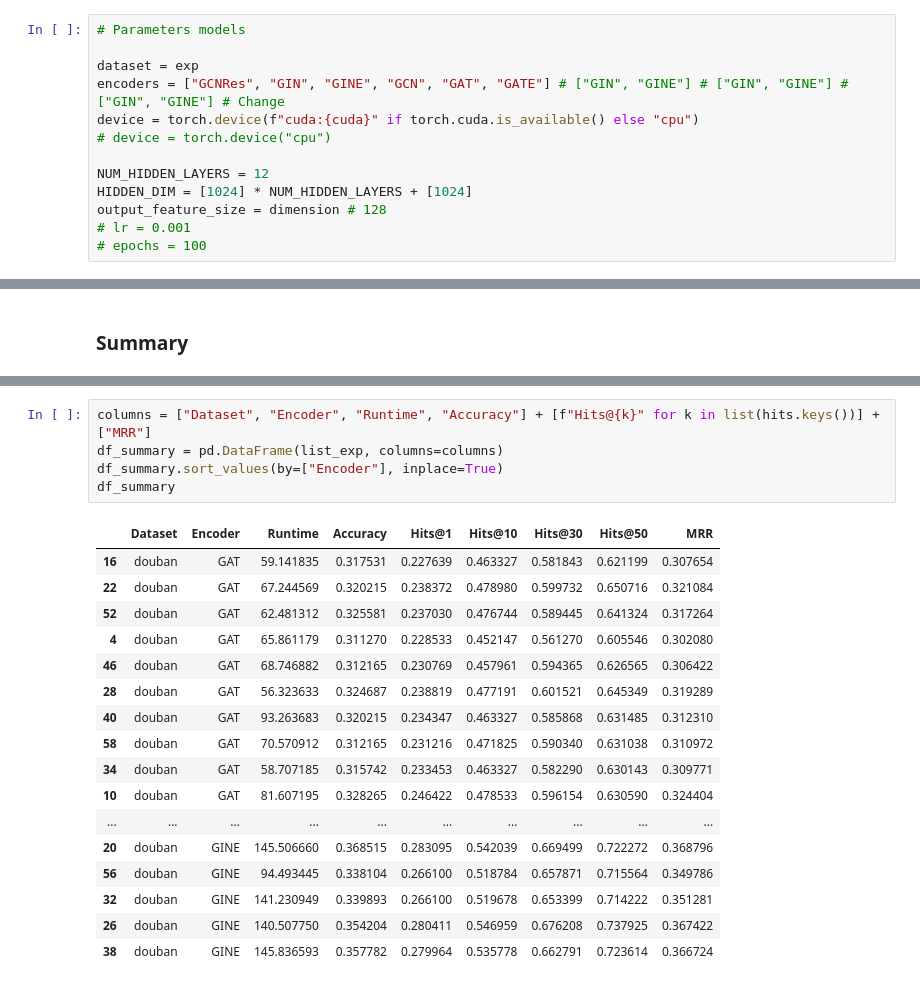
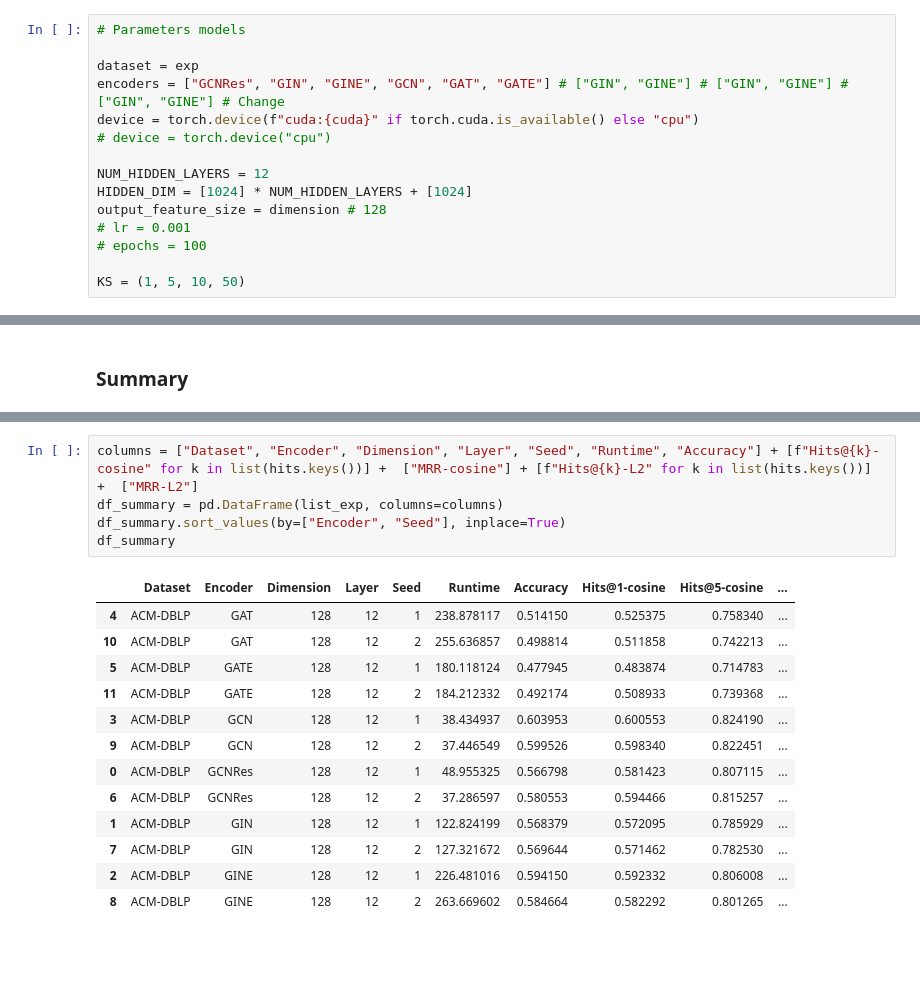
Before and after one commit to win7/T-GAE_PyG, a Jupyter notebook: r3_subgraphMatching_PyG_exp.ipynb, the cells around one changed output, grey strips where cells are left out. Cells and saved outputs as stored; diff of their text form; blank space fills up the shorter version.

```diff
--- a/r3_subgraphMatching_PyG_exp.ipynb
+++ b/r3_subgraphMatching_PyG_exp.ipynb
@@ -145,6 +148,8 @@ HIDDEN_DIM = [1024] * NUM_HIDDEN_LAYERS + [1024]
 output_feature_size = dimension # 128
 # lr = 0.001
 # epochs = 100
+
+KS = (1, 5, 10, 50)
 # %%
 # Create datasets (groups and subgroups)
 
@@ -1160,26 +1237,22 @@ list_exp
 # %%
-columns = ["Dataset", "Encoder", "Runtime", "Accuracy"] + [f"Hits@{k}" for k in list(hits.keys())] +  ["MRR"]
+columns = ["Dataset", "Encoder", "Dimension", "Layer", "Seed", "Runtime", "Accuracy"] + [f"Hits@{k}-cosine" for k in list(hits.keys())] +  ["MRR-cosine"] + [f"Hits@{k}-L2" for k in list(hits.keys())] +  ["MRR-L2"]
 df_summary = pd.DataFrame(list_exp, columns=columns)
-df_summary.sort_values(by=["Encoder"], inplace=True)
+df_summary.sort_values(by=["Encoder", "Seed"], inplace=True)
 df_summary
 # %% [output]
-|  | Dataset | Encoder | Runtime | Accuracy | Hits@1 | Hits@10 | Hits@30 | Hits@50 | MRR |
-| 16 | douban | GAT | 59.141835 | 0.317531 | 0.227639 | 0.463327 | 0.581843 | 0.621199 | 0.307654 |
-| 22 | douban | GAT | 67.244569 | 0.320215 | 0.238372 | 0.478980 | 0.599732 | 0.650716 | 0.321084 |
-| 52 | douban | GAT | 62.481312 | 0.325581 | 0.237030 | 0.476744 | 0.589445 | 0.641324 | 0.317264 |
-| 4 | douban | GAT | 65.861179 | 0.311270 | 0.228533 | 0.452147 | 0.561270 | 0.605546 | 0.302080 |
-| 46 | douban | GAT | 68.746882 | 0.312165 | 0.230769 | 0.457961 | 0.594365 | 0.626565 | 0.306422 |
-| 28 | douban | GAT | 56.323633 | 0.324687 | 0.238819 | 0.477191 | 0.601521 | 0.645349 | 0.319289 |
-| 40 | douban | GAT | 93.263683 | 0.320215 | 0.234347 | 0.463327 | 0.585868 | 0.631485 | 0.312310 |
-| 58 | douban | GAT | 70.570912 | 0.312165 | 0.231216 | 0.471825 | 0.590340 | 0.631038 | 0.310972 |
-| 34 | douban | GAT | 58.707185 | 0.315742 | 0.233453 | 0.463327 | 0.582290 | 0.630143 | 0.309771 |
-| 10 | douban | GAT | 81.607195 | 0.328265 | 0.246422 | 0.478533 | 0.596154 | 0.630590 | 0.324404 |
-| ... | ... | ... | ... | ... | ... | ... | ... | ... | ... |
-| 20 | douban | GINE | 145.506660 | 0.368515 | 0.283095 | 0.542039 | 0.669499 | 0.722272 | 0.368796 |
-| 56 | douban | GINE | 94.493445 | 0.338104 | 0.266100 | 0.518784 | 0.657871 | 0.715564 | 0.349786 |
-| 32 | douban | GINE | 141.230949 | 0.339893 | 0.266100 | 0.519678 | 0.653399 | 0.714222 | 0.351281 |
-| 26 | douban | GINE | 140.507750 | 0.354204 | 0.280411 | 0.546959 | 0.676208 | 0.737925 | 0.367422 |
-| 38 | douban | GINE | 145.836593 | 0.357782 | 0.279964 | 0.535778 | 0.662791 | 0.723614 | 0.366724 |
+|  | Dataset | Encoder | Dimension | Layer | Seed | Runtime | Accuracy | Hits@1-cosine | Hits@5-cosine | ... |
+| 4 | ACM-DBLP | GAT | 128 | 12 | 1 | 238.878117 | 0.514150 | 0.525375 | 0.758340 | ... |
+| 10 | ACM-DBLP | GAT | 128 | 12 | 2 | 255.636857 | 0.498814 | 0.511858 | 0.742213 | ... |
+| 5 | ACM-DBLP | GATE | 128 | 12 | 1 | 180.118124 | 0.477945 | 0.483874 | 0.714783 | ... |
+| 11 | ACM-DBLP | GATE | 128 | 12 | 2 | 184.212332 | 0.492174 | 0.508933 | 0.739368 | ... |
+| 3 | ACM-DBLP | GCN | 128 | 12 | 1 | 38.434937 | 0.603953 | 0.600553 | 0.824190 | ... |
+| 9 | ACM-DBLP | GCN | 128 | 12 | 2 | 37.446549 | 0.599526 | 0.598340 | 0.822451 | ... |
+| 0 | ACM-DBLP | GCNRes | 128 | 12 | 1 | 48.955325 | 0.566798 | 0.581423 | 0.807115 | ... |
+| 6 | ACM-DBLP | GCNRes | 128 | 12 | 2 | 37.286597 | 0.580553 | 0.594466 | 0.815257 | ... |
+| 1 | ACM-DBLP | GIN | 128 | 12 | 1 | 122.824199 | 0.568379 | 0.572095 | 0.785929 | ... |
+| 7 | ACM-DBLP | GIN | 128 | 12 | 2 | 127.321672 | 0.569644 | 0.571462 | 0.782530 | ... |
+| 2 | ACM-DBLP | GINE | 128 | 12 | 1 | 226.481016 | 0.594150 | 0.592332 | 0.806008 | ... |
+| 8 | ACM-DBLP | GINE | 128 | 12 | 2 | 263.669602 | 0.584664 | 0.582292 | 0.801265 | ... |
 # %%
 df_text = df_summary.map(lambda x: f"{x}".replace(".", ","))
 df_text
```
Also changed, not shown: parts of 15 cells of this notebook, 11 other files.
